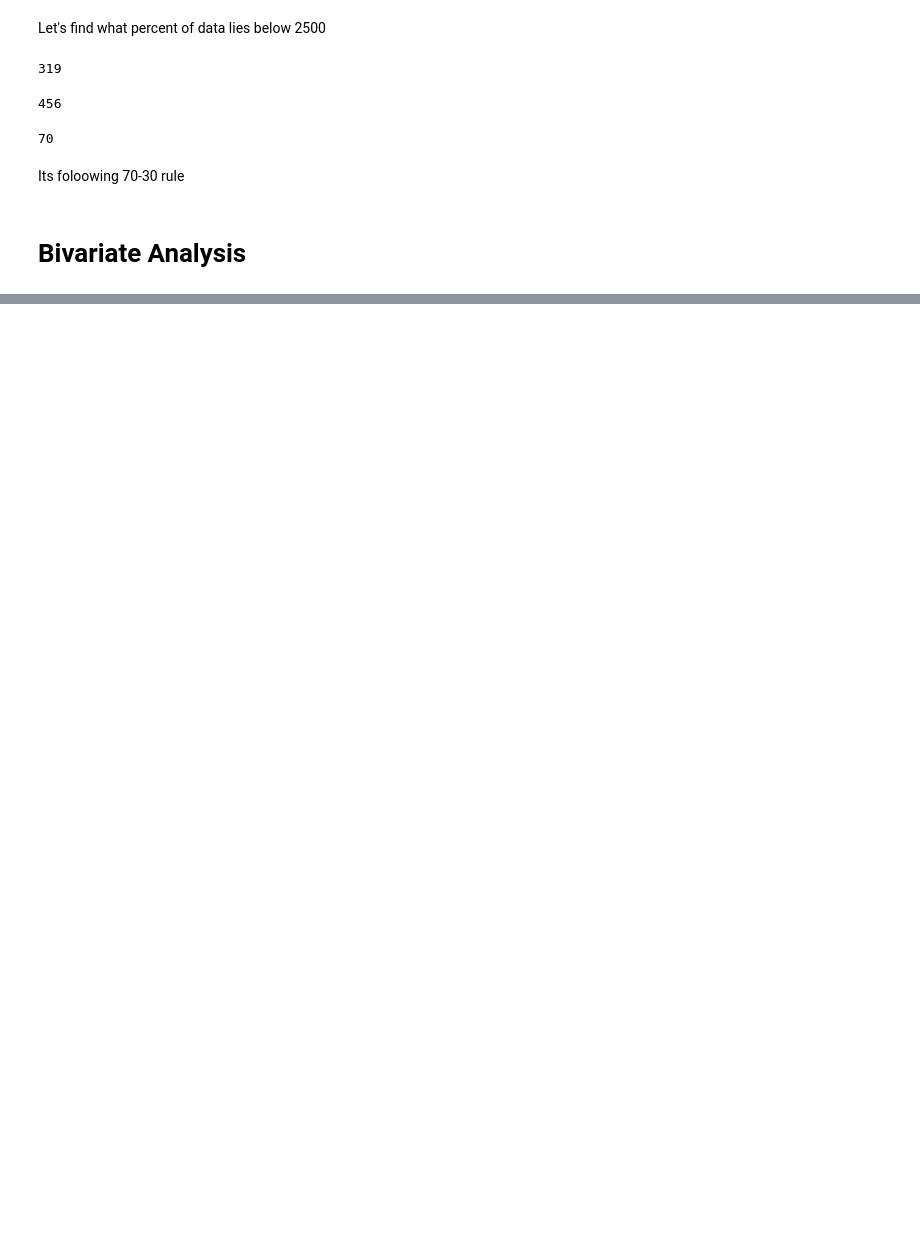
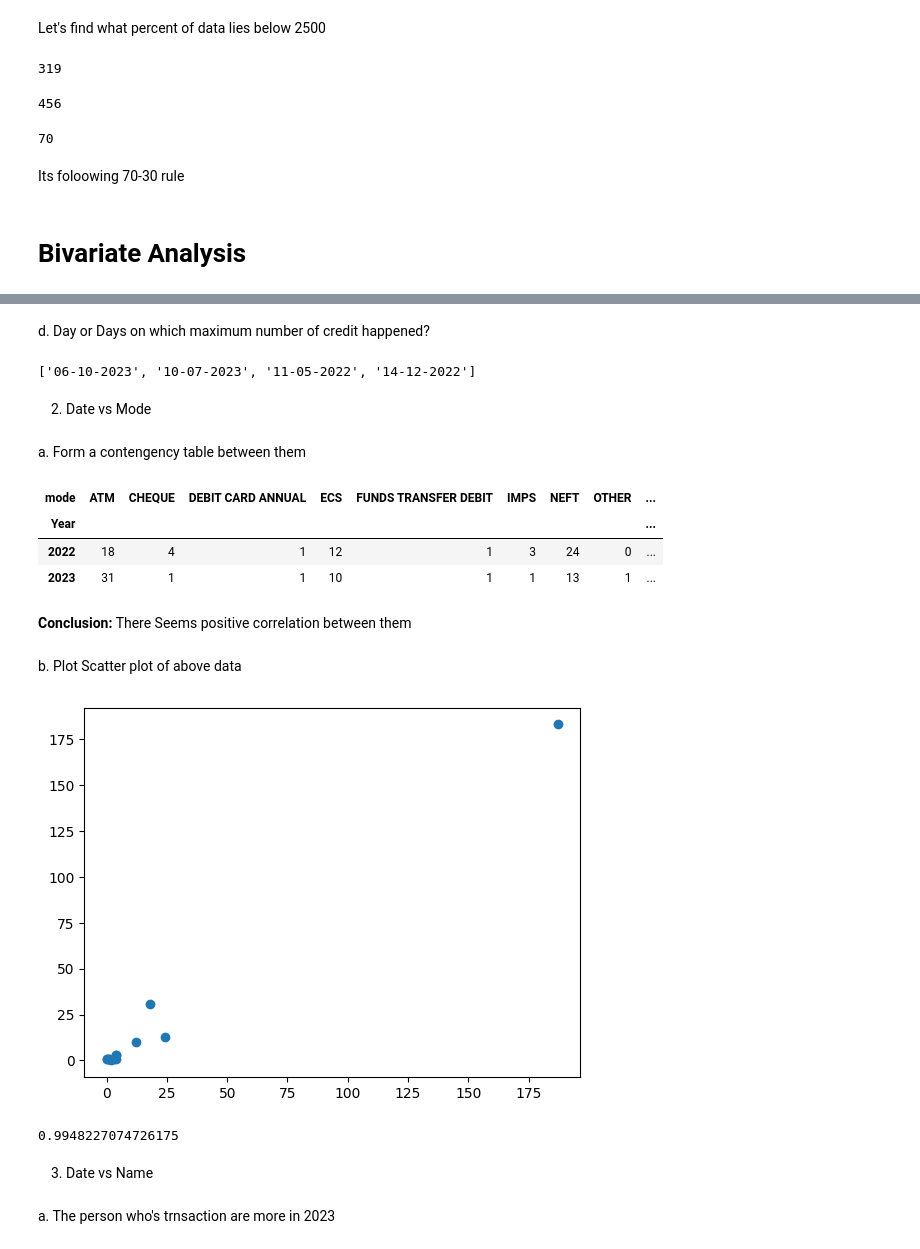
Before and after one commit to AbuManiyar/pdf-to-csv-to-eda, a Jupyter notebook: eda_bank.ipynb, the cells around one changed output, grey strips where cells are left out. Cells and saved outputs as stored; diff of their text form; code cells hidden in the pictures; blank space fills up the shorter version.

```diff
--- a/eda_bank.ipynb
+++ b/eda_bank.ipynb
@@ -220,0 +283,2 @@ Its foloowing 70-30 rule
+# %%
+df2 = df.set_index('date').copy()
@@ -220,0 +318,2 @@ Its foloowing 70-30 rule
+# %% [markdown]
+d. Day or Days on which maximum number of credit happened?
@@ -220,0 +322,28 @@ Its foloowing 70-30 rule
+# %%
+list(dates)
+# %% [output]
+['06-10-2023', '10-07-2023', '11-05-2022', '14-12-2022']
+# %% [markdown]
+2. Date vs Mode
+# %% [markdown]
+a. Form a contengency table between them
+# %%
+pd.crosstab(df['Year'],df['mode'])
+# %% [output]
+| mode | ATM | CHEQUE | DEBIT CARD ANNUAL | ECS | FUNDS TRANSFER DEBIT | IMPS | NEFT | OTHER | ... |
+| Year |  |  |  |  |  |  |  |  | ... |
+| 2022 | 18 | 4 | 1 | 12 | 1 | 3 | 24 | 0 | ... |
+| 2023 | 31 | 1 | 1 | 10 | 1 | 1 | 13 | 1 | ... |
+# %% [markdown]
+**Conclusion:** There Seems positive correlation between them
+# %% [markdown]
+b. Plot Scatter plot of above data
+# %%
+x = pd.crosstab(df['Year'],df['mode']).iloc[0]
+# %%
+y = pd.crosstab(df['Year'],df['mode']).iloc[1]
+# %%
+plt.scatter(x, y)
+plt.show()
+# %% [output]
+[figure, added]
@@ -220,0 +352,8 @@ Its foloowing 70-30 rule
+# %%
+st.pearsonr(x,y)[0]
+# %% [output]
+0.9948227074726175
+# %% [markdown]
+3. Date vs Name
+# %% [markdown]
+a. The person who's trnsaction are more in 2023
```
Also changed, not shown: parts of 90 cells of this notebook, 1 other file.
